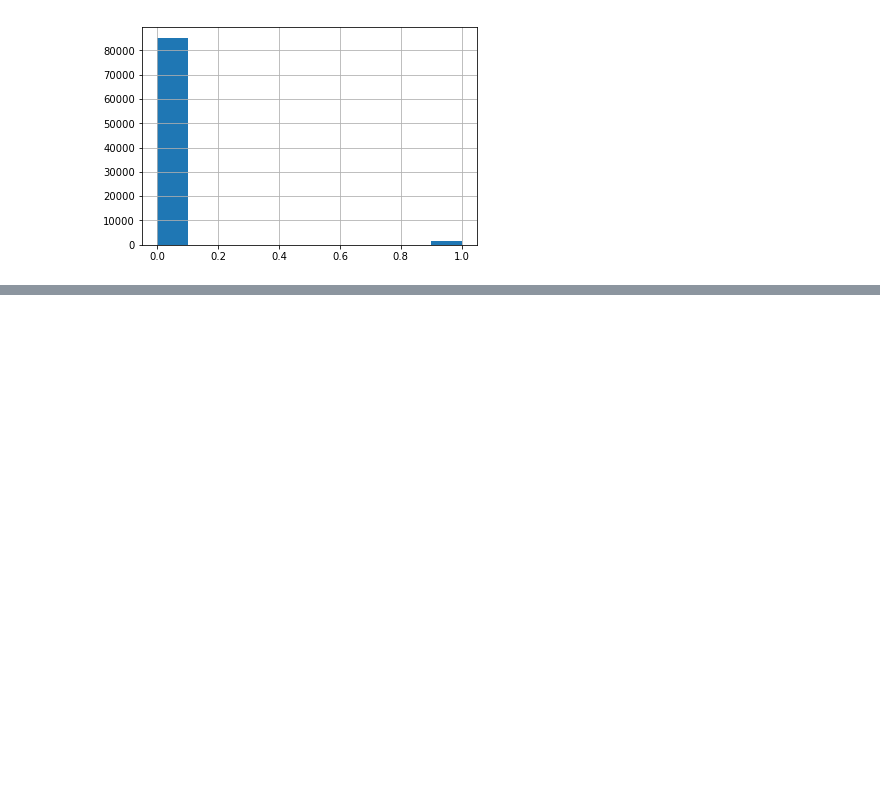
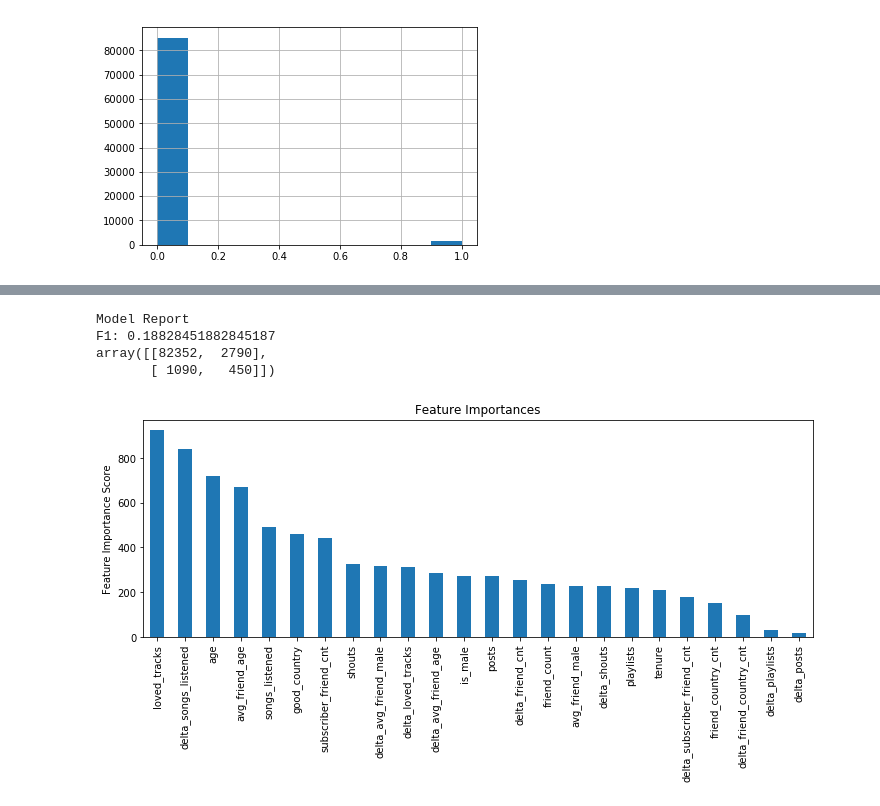
Before and after one commit to randorfer/adopterLearn, a Jupyter notebook: Song_Adopter_Challenge.ipynb, the cells around one changed output, grey strips where cells are left out. Saved outputs shown, nothing was run; the diff lists cells and outputs as text; code cells hidden in the pictures; blank space fills up the shorter version.

```diff
--- a/Song_Adopter_Challenge.ipynb
+++ b/Song_Adopter_Challenge.ipynb
@@ -32,0 +1,25 @@ array([[ 29.,   1.,  36., ...,  81.,   1.,   0.],
+# %%
+% pylab inline
+from __future__ import print_function
+from pprint import pprint
+
+import xgboost as xgb
+from xgboost.sklearn import XGBClassifier
+
+from sklearn.metrics import confusion_matrix
+from sklearn.metrics import f1_score
+
+import pandas as pd
+
+import matplotlib.pylab as plt
+from matplotlib.pylab import rcParams
+
+import time
+
+rcParams['figure.figsize'] = 12, 4
+
+__target__ = 'adopter'
+__id__ = 'user_id'
+train = pd.read_csv("data/train.csv")
+score = pd.read_csv("data/score.csv")
+score.head(1)
@@ -317 +68,54 @@ Precision:0.0 Recall:0.0, FScore:0.0
+# %%
+def modelfit(alg, dtrain, score, predictors, target, cv_folds, early_stopping_rounds):
+    xgb_param = alg.get_xgb_params()
+    xgtrain = xgb.DMatrix(dtrain[predictors].values, label=dtrain[target].values)
+    cvresult = xgb.cv(
+        xgb_param,
+        xgtrain,
+        num_boost_round=alg.get_params()['n_estimators'],
+        nfold=cv_folds,
+        metrics='auc',
+        early_stopping_rounds=early_stopping_rounds
+    )
+    alg.set_params(n_estimators=cvresult.shape[0])
+
+    #Fit the algorithm on the data
+    alg.fit(dtrain[predictors], dtrain[target],eval_metric=f1_score)
+
+    #Predict training set:
+    score_predictions = alg.predict(score[predictors])
+    dtrain_predictions = alg.predict(dtrain[predictors])
+    dtrain_predprob = alg.predict_proba(dtrain[predictors])[:,1]
+
+    #Print model report:
+    print("\nModel Report")
+    _fscore_ = f1_score(dtrain[target].values, dtrain_predictions)
+    print("F1: {0}".format(_fscore_))
+    pprint(confusion_matrix(dtrain[target].values, dtrain_predictions))
+    return score_predictions, alg
+
+predictors = [x for x in train.columns if x not in [__target__, __id__, 'row_number']]
+xgb1 = XGBClassifier(
+ learning_rate =0.01,
+ n_estimators=5000,
+ max_depth=4,
+ min_child_weight=6,
+ objective= 'binary:logistic',
+ nthread=4,
+ scale_pos_weight=14,
+ seed=27
+)
+score_predictions,alg = modelfit(xgb1, train, score, predictors, __target__, cv_folds=5, early_stopping_rounds=100)
+# %% [output]
+Model Report
+F1: 0.18828451882845187
+array([[82352,  2790],
+       [ 1090,   450]])
+# %%
+feat_imp = pd.Series(alg.booster().get_fscore()).sort_values(ascending=False)
+feat_imp.plot(kind='bar', title='Feature Importances')
+plt.ylabel('Feature Importance Score')
+plt.show()
+# %% [output]
+[figure, added]
 # %%
```
Also changed, not shown: parts of 27 cells of this notebook, 27 other files.
